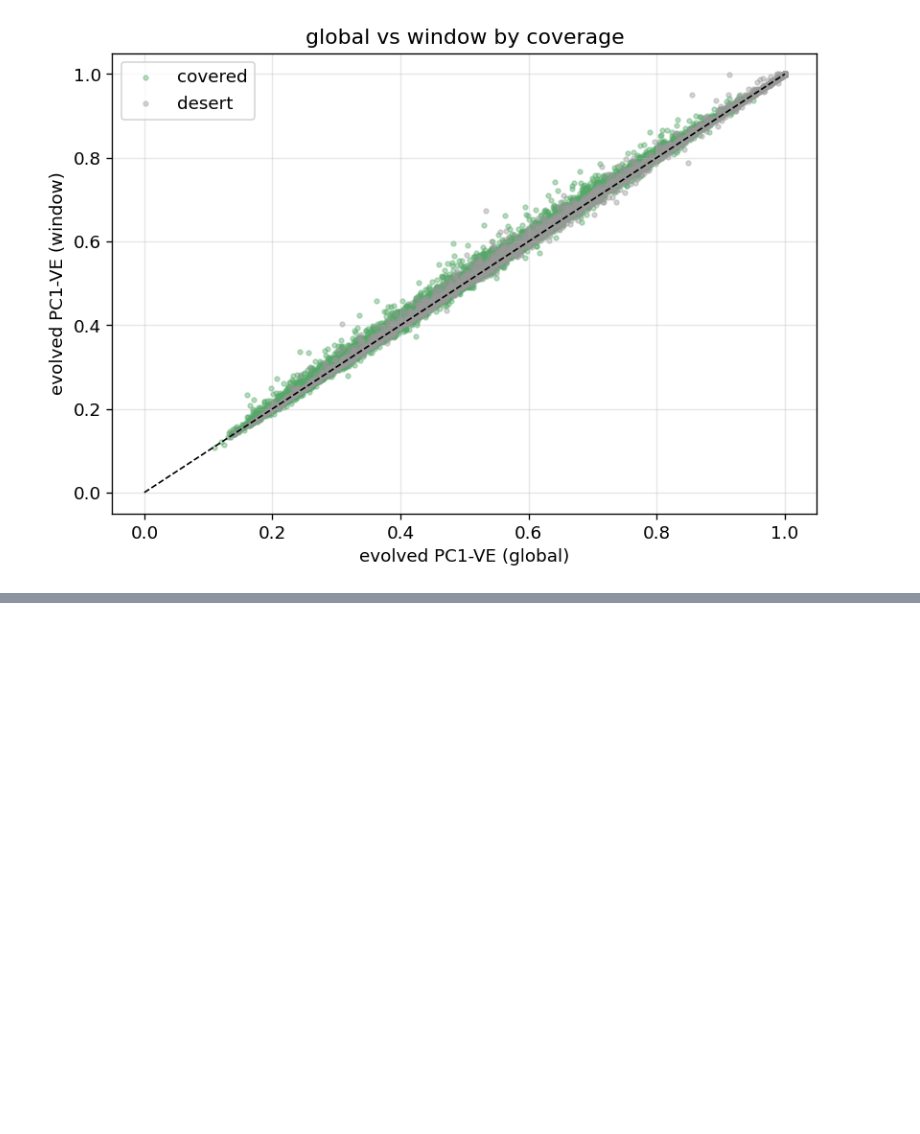
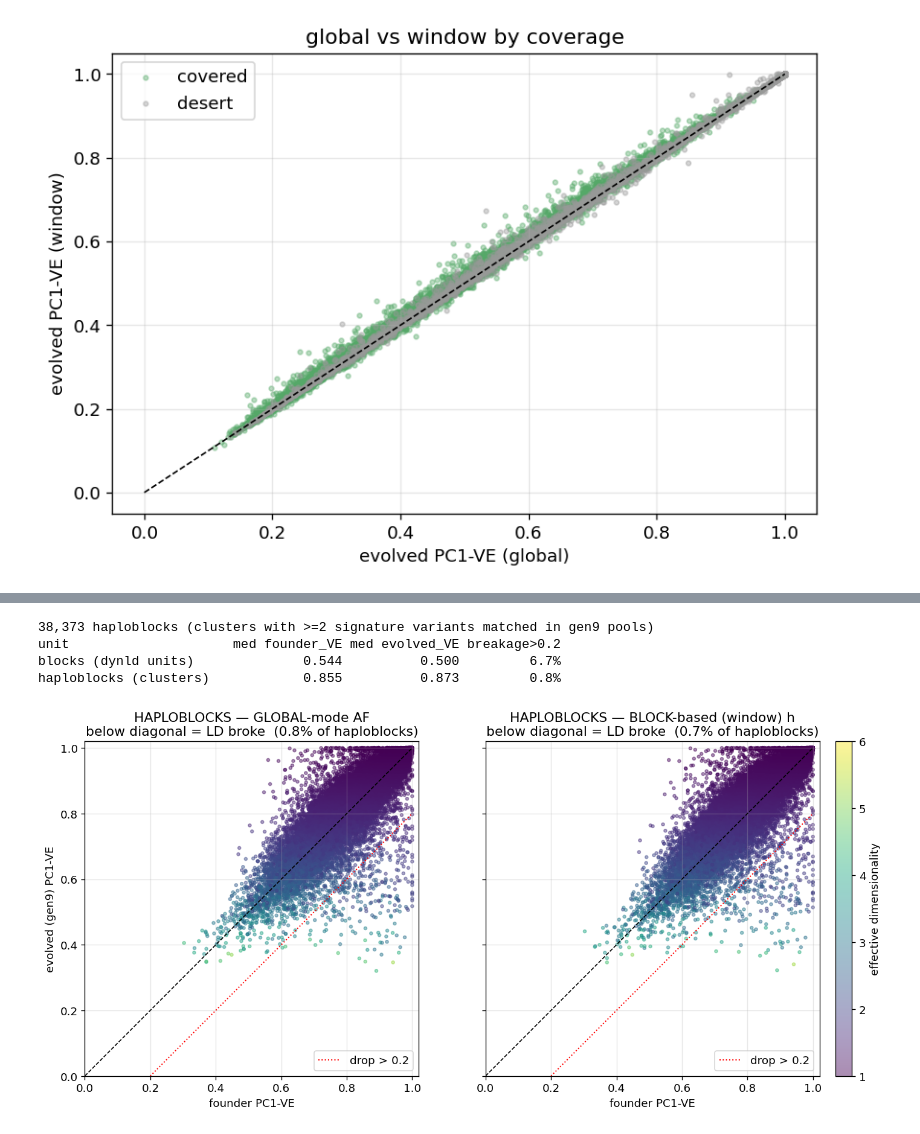
Before and after one commit to Tatianabellagio/kMate, a Jupyter notebook: analysis/grenenet_gea/notebooks/block_breakage_window_vs_global.ipynb, the cells around one changed output, grey strips where cells are left out. Cells and saved outputs as stored; diff of their text form; code cells hidden in the pictures; blank space fills up the shorter version.

```diff
--- a/analysis/grenenet_gea/notebooks/block_breakage_window_vs_global.ipynb
+++ b/analysis/grenenet_gea/notebooks/block_breakage_window_vs_global.ipynb
@@ -103,0 +114,30 @@ COVERED  n=16403 | breakage global  4.6% window  4.2% | median evolved VE global
+# %%
+hb = pd.read_csv("/global/scratch/users/tbellg/kmate/results/grenenet_gea/gen9_window/haploblock_founder_vs_evolved.csv")
+hb = hb[hb.founder_ve.notna() & hb.evolved_ve_global.notna() & hb.evolved_ve_window.notna()].copy()
+m = 0.2
+print(f"{len(hb):,} haploblocks (clusters with >=2 signature variants matched in gen9 pools)")
+print(f"{'unit':24s} {'med founder_VE':>14s} {'med evolved_VE':>14s} {'breakage>0.2':>12s}")
+print(f"{'blocks (dynld units)':24s} {d.founder_ve.median():>14.3f} {d.evolved_ve_global.median():>14.3f} "
+      f"{100*((d.founder_ve-d.evolved_ve_global)>m).mean():>11.1f}%")
+print(f"{'haploblocks (clusters)':24s} {hb.founder_ve.median():>14.3f} {hb.evolved_ve_global.median():>14.3f} "
+      f"{100*((hb.founder_ve-hb.evolved_ve_global)>m).mean():>11.1f}%")
+# %% [output]
+38,373 haploblocks (clusters with >=2 signature variants matched in gen9 pools)
+unit                     med founder_VE med evolved_VE breakage>0.2
+blocks (dynld units)              0.544          0.500         6.7%
+haploblocks (clusters)            0.855          0.873         0.8%
+# %%
+margin = 0.2
+fig, axes = plt.subplots(1, 2, figsize=(14, 6), sharex=True, sharey=True)
+for ax, col, ed, lab in [(axes[0],"evolved_ve_global","eff_dim_global","GLOBAL-mode AF"),
+                         (axes[1],"evolved_ve_window","eff_dim_window","BLOCK-based (window) h")]:
+    sc = ax.scatter(hb.founder_ve, hb[col], c=hb[ed], s=9, cmap="viridis", alpha=.45, vmin=1, vmax=6)
+    ax.plot([0,1],[0,1], "k--", lw=1); ax.plot([margin,1],[0,1-margin], "r:", lw=1.2, label=f"drop > {margin}")
+    brk = 100*((hb.founder_ve - hb[col]) > margin).mean()
+    ax.set_xlabel("founder PC1-VE"); ax.set_title(f"HAPLOBLOCKS — {lab}\nbelow diagonal = LD broke  ({brk:.1f}% of haploblocks)")
+    ax.legend(loc="lower right"); ax.set_xlim(0,1.02); ax.set_ylim(0,1.02)
+axes[0].set_ylabel("evolved (gen9) PC1-VE")
+plt.colorbar(sc, ax=axes, label="effective dimensionality", fraction=.046, pad=.02)
+plt.show()
+# %% [output]
+[figure, added]
```
Also changed, not shown: parts of 3 cells of this notebook, 5 other files.
